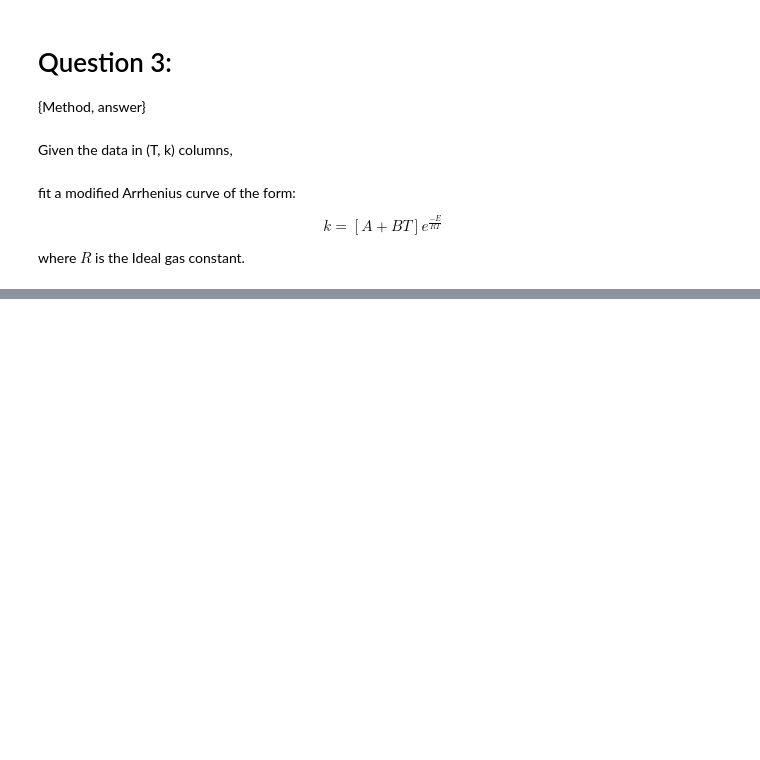
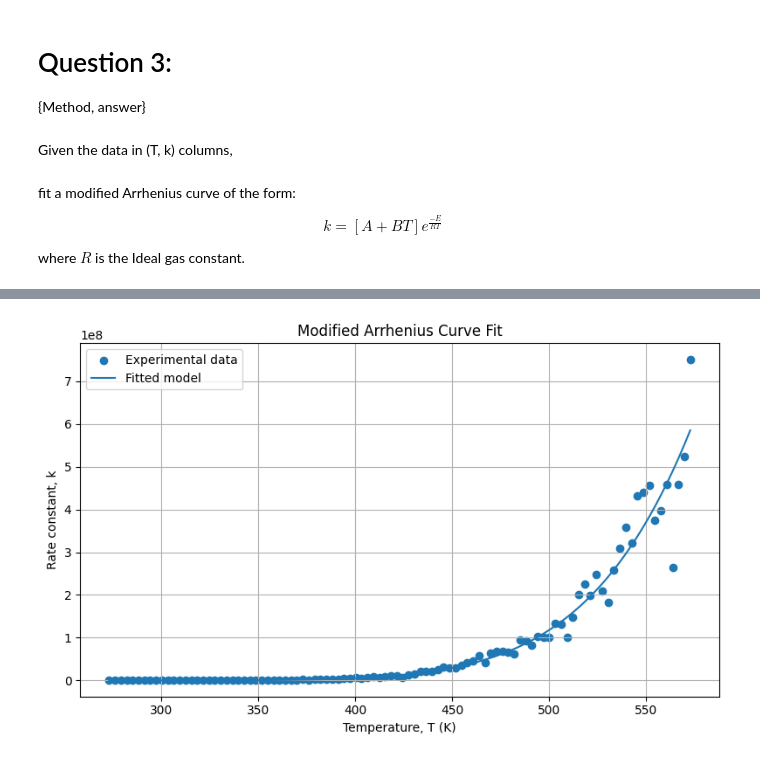
Before and after one commit to Tanishq-sharda/CatCraft-Simulation, a Jupyter notebook: Assignments/Assignment_3.ipynb, the cells around one changed output, grey strips where cells are left out. Cells and saved outputs as stored; diff of their text form; code cells hidden in the pictures; blank space fills up the shorter version.

```diff
--- a/Assignments/Assignment_3.ipynb
+++ b/Assignments/Assignment_3.ipynb
@@ -430,0 +790,87 @@ where $R$ is the Ideal gas constant.
+# %%
+import numpy as np
+import matplotlib.pyplot as plt
+from scipy.optimize import least_squares
+
+# Extract the supplied experimental data
+T = data[:, 0]
+k = data[:, 1]
+
+# Ideal gas constant, J/(mol K)
+R = 8.314462618
+
+# Scale parameters:
+# A = p[0] * 1e13
+# B = p[1] * 1e10
+# E = p[2] * 1000 J/mol
+
+def residuals(p):
+    A = p[0] * 1e13
+    B = p[1] * 1e10
+    E = p[2] * 1000
+
+    return np.log(A + B*T) - E/(R*T) - np.log(k)
+
+# Initial parameter estimates
+p0 = np.array([1.0, 1.0, 50.0])
+
+# Nonlinear least-squares optimization
+result = least_squares(
+    residuals,
+    p0,
+    bounds=(
+        [0.0, 0.0, 0.0],
+        [1000.0, 1000.0, 300.0]
+    ),
+    max_nfev=20000
+)
+
+# Extract the optimized parameters
+A = result.x[0] * 1e13
+B = result.x[1] * 1e10
+E = result.x[2] * 1000
+
+# Calculate predicted rate constants
+k_fit = (A + B*T) * np.exp(-E/(R*T))
+
+# Calculate the sum of squared logarithmic residuals
+SSE = np.sum((np.log(k_fit) - np.log(k))**2)
+
+# Calculate the root-mean-square logarithmic error
+RMSE = np.sqrt(SSE / len(T))
+
+# Print the numerical results
+print("Optimization successful:", result.success)
+print("Number of function evaluations:", result.nfev)
+
+print("\nFitted parameters:")
+print(f"A = {A:.8e}")
+print(f"B = {B:.8e}")
+print(f"E = {E:.8f} J/mol")
+print(f"E = {E/1000:.8f} kJ/mol")
+
+print("\nFit statistics:")
+print(f"Logarithmic SSE = {SSE:.8f}")
+print(f"Logarithmic RMSE = {RMSE:.8f}")
+
+print("\nFitted modified Arrhenius equation:")
+print(
+    f"k(T) = ({A:.8e} + ({B:.8e})*T)"
+    f" * exp(-{E:.8f}/({R}*T))"
+)
+
+# Plot experimental data and fitted model
+T_plot = np.linspace(np.min(T), np.max(T), 300)
+k_plot = (A + B*T_plot) * np.exp(-E/(R*T_plot))
+
+plt.figure(figsize=(8, 5))
+plt.scatter(T, k, label="Experimental data")
+plt.plot(T_plot, k_plot, label="Fitted model")
+plt.xlabel("Temperature, T (K)")
+plt.ylabel("Rate constant, k")
+plt.title("Modified Arrhenius Curve Fit")
+plt.legend()
+plt.grid(True)
+plt.tight_layout()
+plt.show()
+# %% [output]
@@ -430,0 +892 @@ where $R$ is the Ideal gas constant.
+[figure, added]
```
Also changed, not shown: parts of 9 cells of this notebook.
